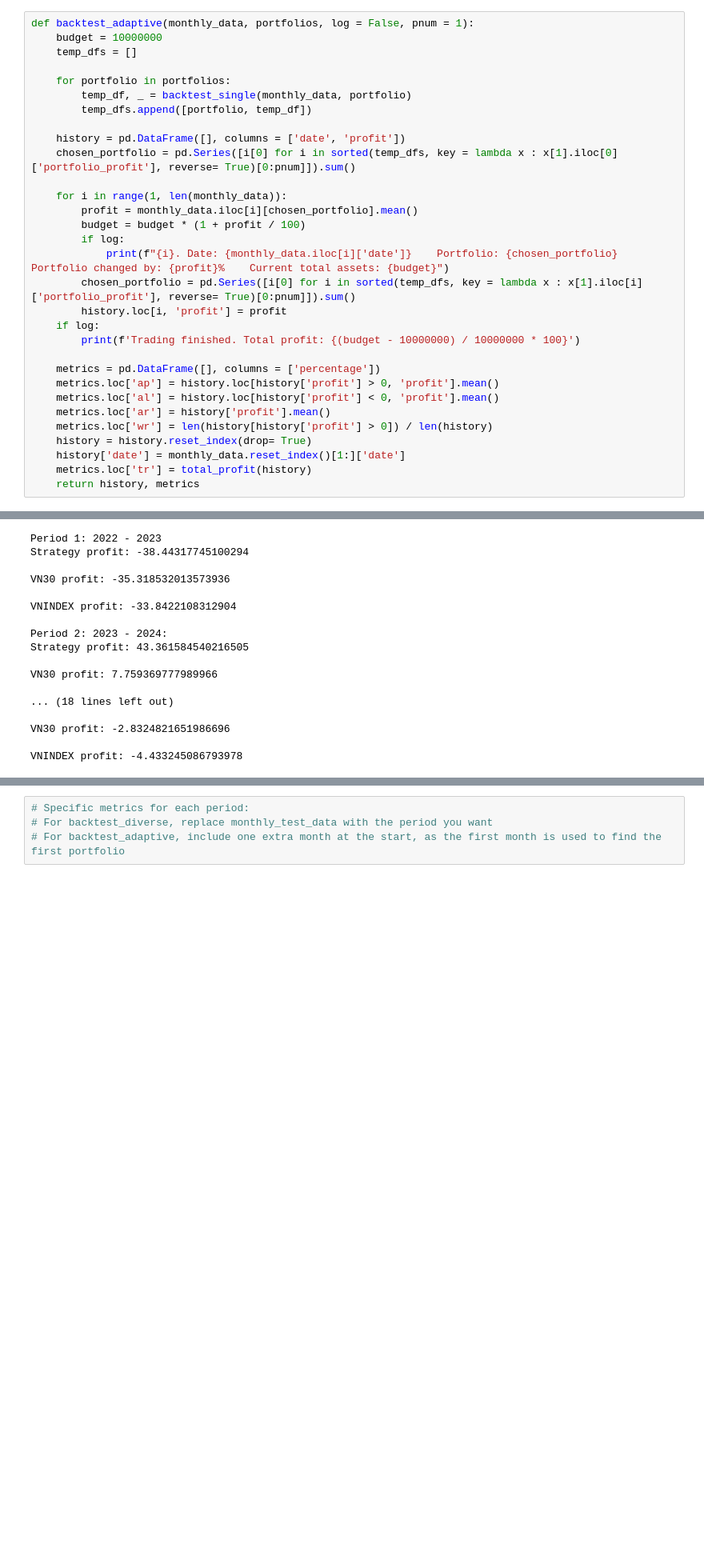
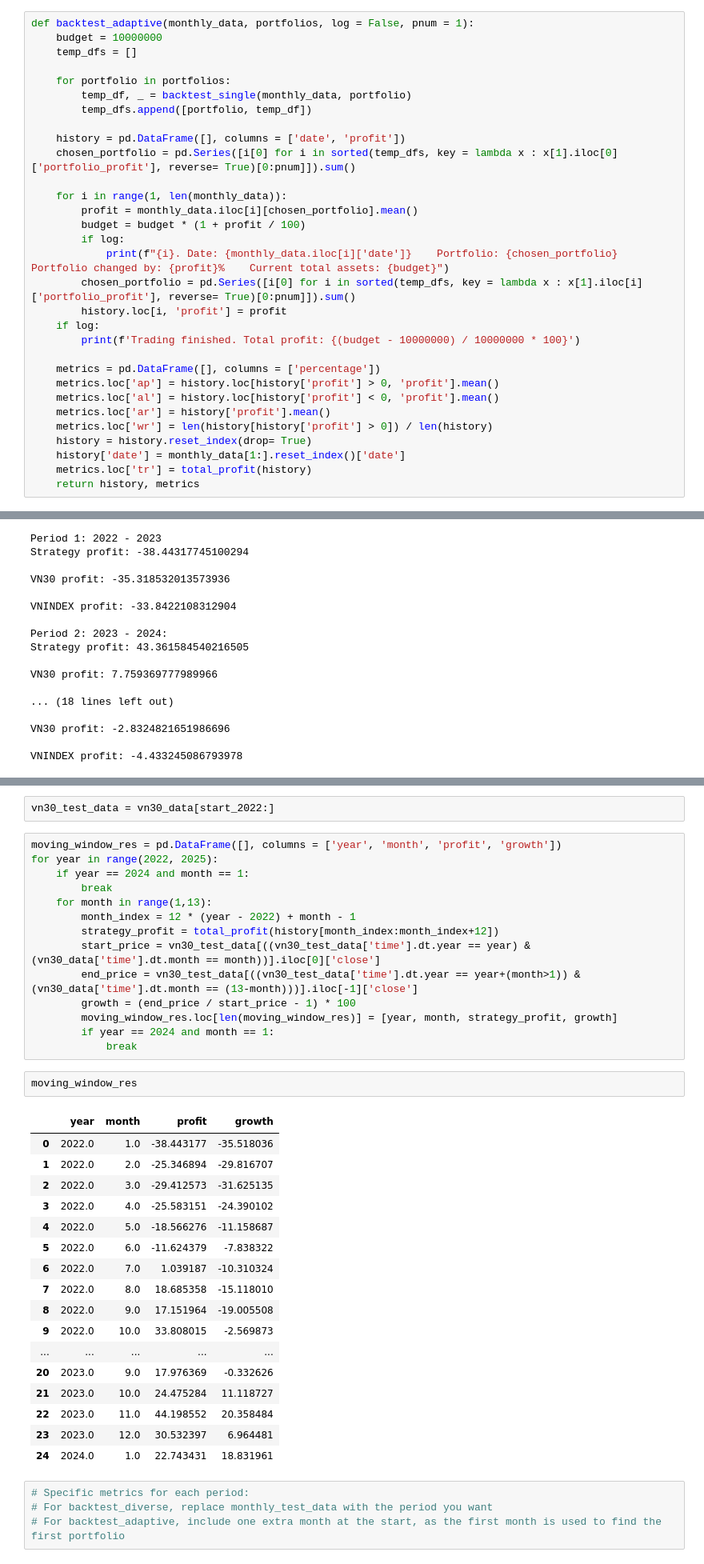
Before and after one commit to HuyVu541/An-adaptive-algorithm-utilizing-the-Fama-French-three-factor-model-for-improving-portfolios, a Jupyter notebook: FF3 Stock Selection.ipynb, the cells around one changed output, grey strips where cells are left out. Shown at 80% size. Cells and saved outputs as stored; diff of their text form; blank space fills up the shorter version.

Commit message:
Added extra test cases

```diff
--- a/FF3 Stock Selection.ipynb
+++ b/FF3 Stock Selection.ipynb
@@ -467,7 +467,7 @@ def backtest_adaptive(monthly_data, portfolios, log = False, pnum = 1):
     metrics.loc['ar'] = history['profit'].mean()
     metrics.loc['wr'] = len(history[history['profit'] > 0]) / len(history)
     history = history.reset_index(drop= True)
-    history['date'] = monthly_data.reset_index()[1:]['date']
+    history['date'] = monthly_data[1:].reset_index()['date']
     metrics.loc['tr'] = total_profit(history)
     return history, metrics
 # %%
@@ -527,3 +543,39 @@ VNINDEX profit: -4.433245086793978
+# %%
+vn30_test_data = vn30_data[start_2022:]
+# %%
+moving_window_res = pd.DataFrame([], columns = ['year', 'month', 'profit', 'growth'])
+for year in range(2022, 2025):
+    if year == 2024 and month == 1:
+        break
+    for month in range(1,13):
+        month_index = 12 * (year - 2022) + month - 1
+        strategy_profit = total_profit(history[month_index:month_index+12])
+        start_price = vn30_test_data[((vn30_test_data['time'].dt.year == year) & (vn30_data['time'].dt.month == month))].iloc[0]['close']
+        end_price = vn30_test_data[((vn30_test_data['time'].dt.year == year+(month>1)) & (vn30_data['time'].dt.month == (13-month)))].iloc[-1]['close']
+        growth = (end_price / start_price - 1) * 100
+        moving_window_res.loc[len(moving_window_res)] = [year, month, strategy_profit, growth]
+        if year == 2024 and month == 1:
+            break
+# %%
+moving_window_res
+# %% [output]
+|  | year | month | profit | growth |
+| 0 | 2022.0 | 1.0 | -38.443177 | -35.518036 |
+| 1 | 2022.0 | 2.0 | -25.346894 | -29.816707 |
+| 2 | 2022.0 | 3.0 | -29.412573 | -31.625135 |
+| 3 | 2022.0 | 4.0 | -25.583151 | -24.390102 |
+| 4 | 2022.0 | 5.0 | -18.566276 | -11.158687 |
+| 5 | 2022.0 | 6.0 | -11.624379 | -7.838322 |
+| 6 | 2022.0 | 7.0 | 1.039187 | -10.310324 |
+| 7 | 2022.0 | 8.0 | 18.685358 | -15.118010 |
+| 8 | 2022.0 | 9.0 | 17.151964 | -19.005508 |
+| 9 | 2022.0 | 10.0 | 33.808015 | -2.569873 |
+| ... | ... | ... | ... | ... |
+| 20 | 2023.0 | 9.0 | 17.976369 | -0.332626 |
+| 21 | 2023.0 | 10.0 | 24.475284 | 11.118727 |
+| 22 | 2023.0 | 11.0 | 44.198552 | 20.358484 |
+| 23 | 2023.0 | 12.0 | 30.532397 | 6.964481 |
+| 24 | 2024.0 | 1.0 | 22.743431 | 18.831961 |
 # %%
 # Specific metrics for each period:
 # For backtest_diverse, replace monthly_test_data with the period you want
```
Also changed, not shown: parts of 5 cells of this notebook.
